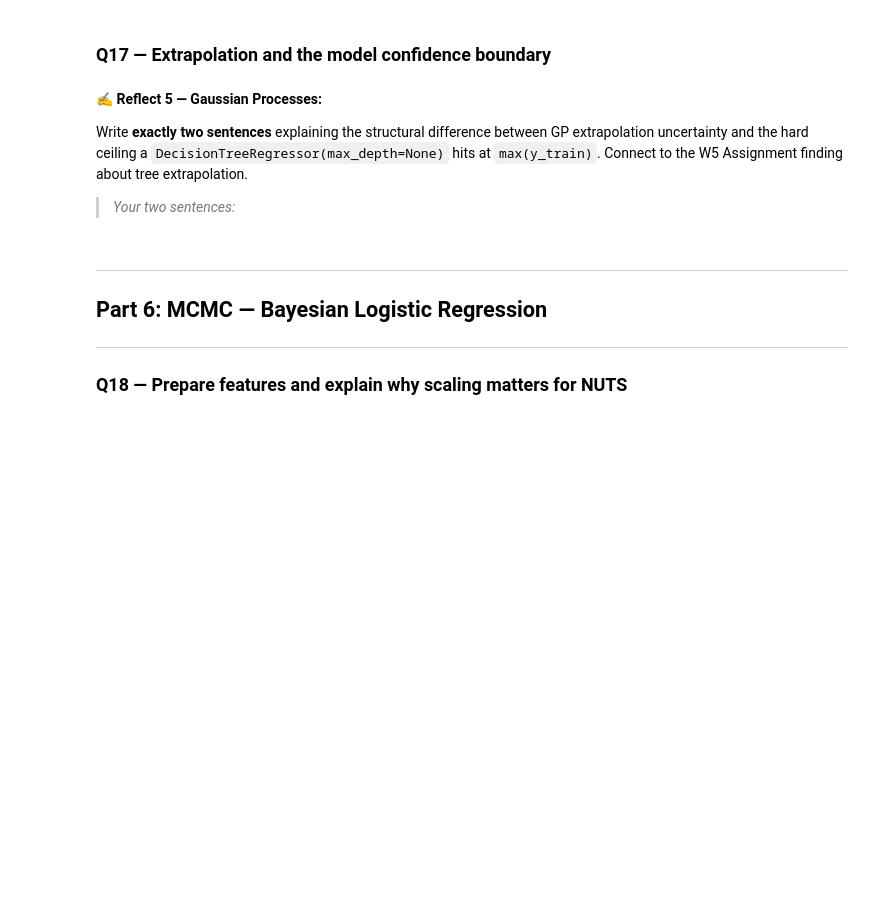
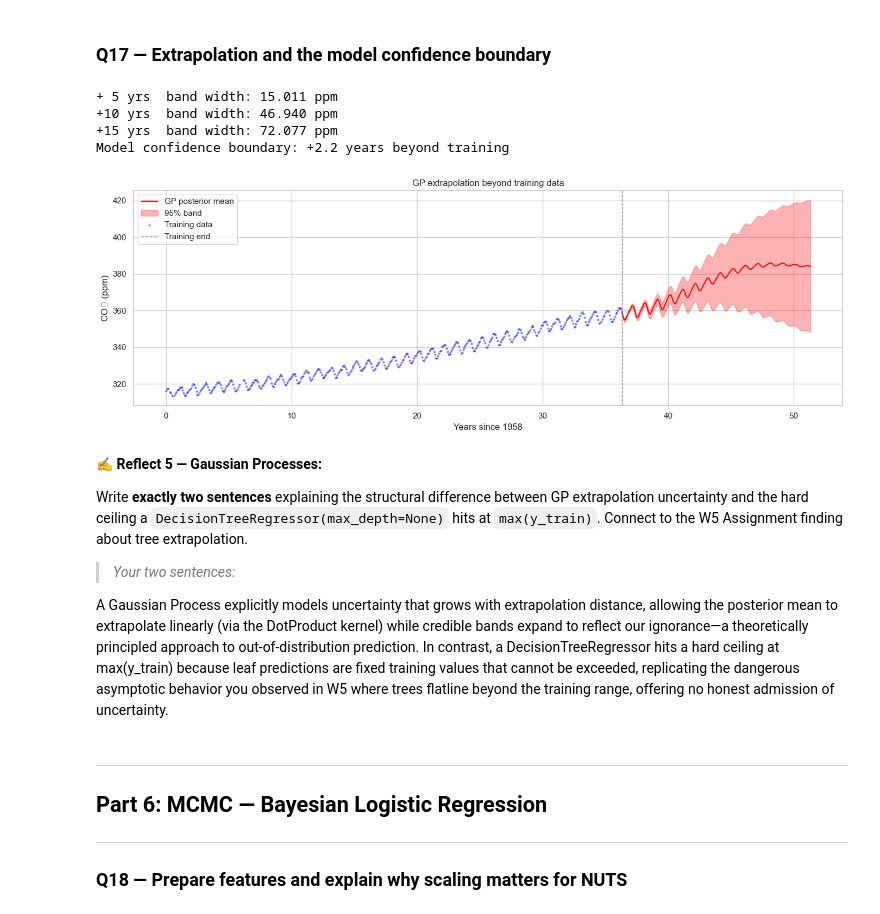
Before and after one commit to Sulav-Koirala/AI-Fellowship-Assignments, a Jupyter notebook: Week 6/W6_Probabilistic_Models_Assignment.ipynb, the cells around one changed output. Saved outputs shown, nothing was run; the diff lists cells and outputs as text; code cells hidden in the pictures; blank space fills up the shorter version.

```diff
--- a/Week 6/W6_Probabilistic_Models_Assignment.ipynb
+++ b/Week 6/W6_Probabilistic_Models_Assignment.ipynb
@@ -771,36 +891,53 @@ print(f"Gap inflation: {band_in/band_out:.2f}×")
 # %%
 # YOUR CODE HERE
 # 1. Predict 15 years beyond the last training point
 # 2. Compute the 95% band width at 5, 10, 15 years of extrapolation
 # 3. Find the horizon at which the band width first exceeds 5 ppm
 # 4. Plot posterior mean + 95% bands for the extrapolation region
 
 t_last = float(t_train.max())
 t_extrap = np.linspace(t_last, t_last + 15, 500).reshape(-1, 1)
 y_ex, y_ex_std = gp.predict(t_extrap, return_std=True)
 
 # YOUR CODE HERE: compute band widths at +5, +10, +15 years
 for years in [5, 10, 15]:
-    # Find the index corresponding to t_last + years
-    raise NotImplementedError("Compute band width at each extrapolation horizon")
+    idx = np.argmin(np.abs(t_extrap.flatten() - (t_last + years)))
+    bw  = 4 * y_ex_std[idx]
+    print(f"+{years:2d} yrs  band width: {bw:.3f} ppm")
 
 # Find model confidence boundary (where 95% band > 5 ppm)
 band_widths    = 4 * y_ex_std
 exceed_5ppm    = np.where(band_widths > 5.0)[0]
 if len(exceed_5ppm) > 0:
     t_boundary = t_extrap.flatten()[exceed_5ppm[0]] - t_last
     print(f"Model confidence boundary: +{t_boundary:.1f} years beyond training")
 
 fig, ax = plt.subplots(figsize=(14, 5))
-# YOUR PLOT CODE HERE
-raise NotImplementedError("Plot extrapolation with credible bands")
+ax.plot(t_extrap, y_ex, color='red', lw=1.5, label='GP posterior mean')
+ax.fill_between(t_extrap.flatten(),
+                y_ex - 2*y_ex_std, y_ex + 2*y_ex_std,
+                alpha=0.3, color='red', label='95% band')
+ax.scatter(t_train, y_train, s=4, color='blue', alpha=0.4, label='Training data')
+ax.axvline(t_last, color='gray', linestyle='--', lw=1, label='Training end')
+ax.set_xlabel('Years since 1958');
+ax.set_ylabel('CO₂ (ppm)')
+ax.set_title('GP extrapolation beyond training data');
+ax.legend()
 plt.tight_layout(); plt.show()
+# %% [output]
++ 5 yrs  band width: 15.011 ppm
++10 yrs  band width: 46.940 ppm
++15 yrs  band width: 72.077 ppm
+Model confidence boundary: +2.2 years beyond training
+[figure, added]
 # %% [markdown]
 ✍️ **Reflect 5 — Gaussian Processes:**
 
 Write **exactly two sentences** explaining the structural difference between GP extrapolation uncertainty and the hard ceiling a `DecisionTreeRegressor(max_depth=None)` hits at `max(y_train)`. Connect to the W5 Assignment finding about tree extrapolation.
 
 > *Your two sentences:*
+
+A Gaussian Process explicitly models uncertainty that grows with extrapolation distance, allowing the posterior mean to extrapolate linearly (via the DotProduct kernel) while credible bands expand to reflect our ignorance—a theoretically principled approach to out-of-distribution prediction. In contrast, a DecisionTreeRegressor hits a hard ceiling at max(y_train) because leaf predictions are fixed training values that cannot be exceeded, replicating the dangerous asymptotic behavior you observed in W5 where trees flatline beyond the training range, offering no honest admission of uncertainty.
 # %% [markdown]
 ---
 ## Part 6: MCMC — Bayesian Logistic Regression
```
Also changed, not shown: parts of 26 cells of this notebook, 1 other file.
